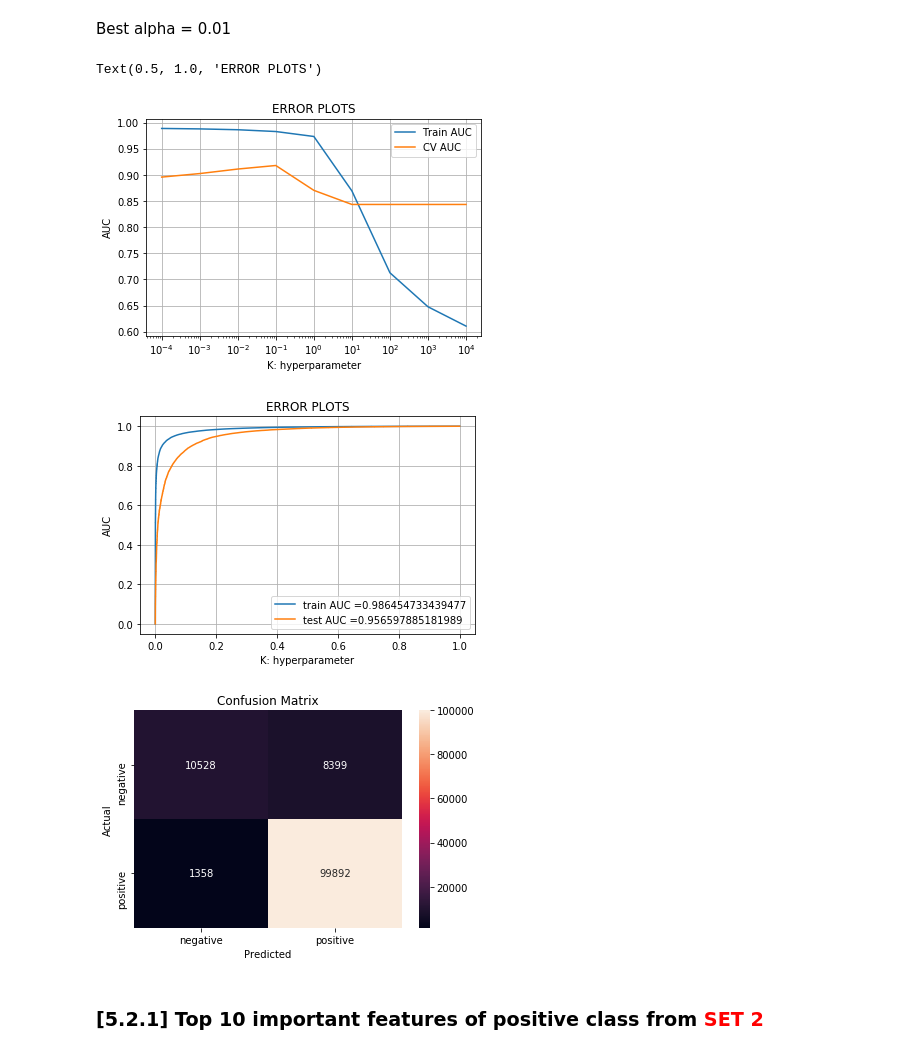
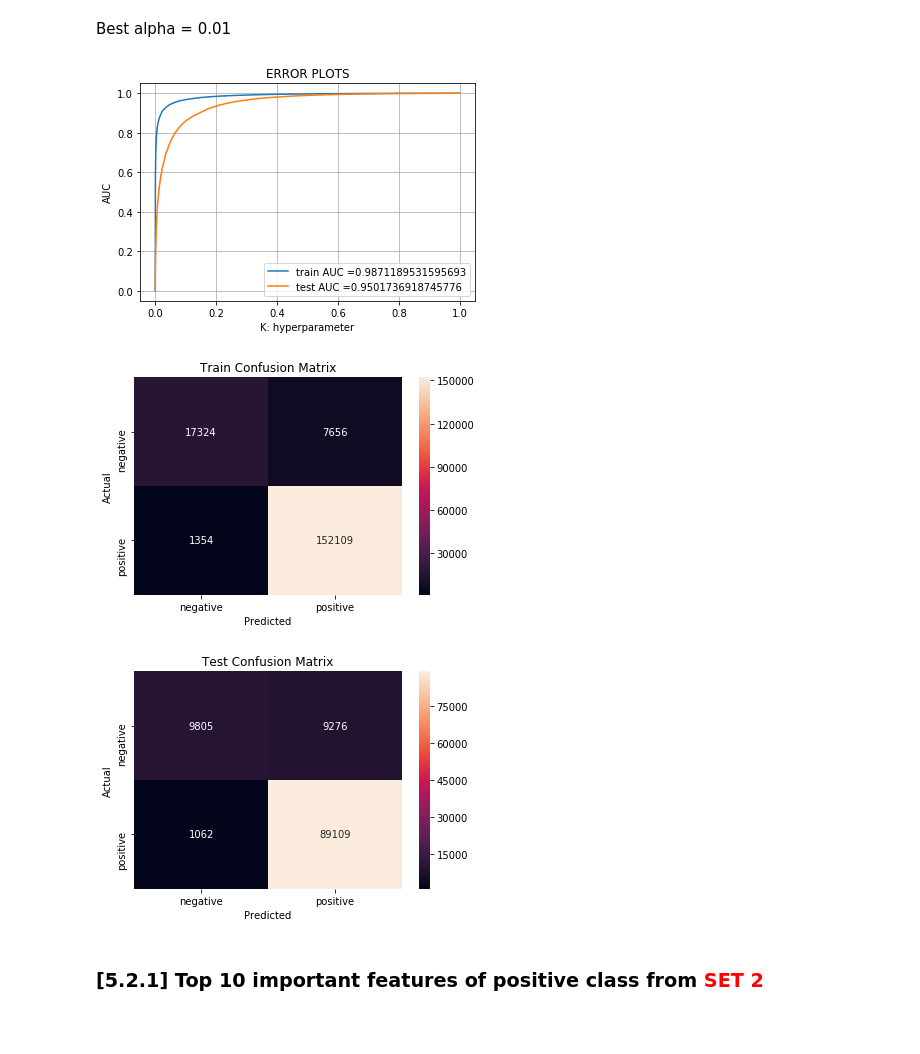
Before and after one commit to shobhitsundriyal/startml, a Jupyter notebook: 04_Amazon_Fine_Food_Reviews_Analysis_NaiveBayes.ipynb, the cells around one changed output. Cells and saved outputs as stored; diff of their text form; code cells hidden in the pictures; blank space fills up the shorter version.

```diff
--- a/04_Amazon_Fine_Food_Reviews_Analysis_NaiveBayes.ipynb
+++ b/04_Amazon_Fine_Food_Reviews_Analysis_NaiveBayes.ipynb
@@ -400,5 +433,5 @@ y = final['Score'].values
 # %%
 #spliting into train and test
-X_train, X_test, y_train, y_test = train_test_split(X, y, test_size=0.33)
+#X_train, X_test, y_train, y_test = train_test_split(X, y, test_size=0.33)
 # %%
 #BoW
@@ -674,19 +740,13 @@ print(x)
 # %%
 K = [10**x for x in range(-4,5)]
-cv_score = []
-train_score = []
+
 
 for i in K:
     m_NB = MultinomialNB(alpha= i, class_prior=None, fit_prior=True)
-    score = cross_val_score(m_NB, X_train_tf, y_train, cv=2, scoring="accuracy")
-    s = float(score.mean()*100)
-    cv_score.append(score.mean())
+    m_NB.fit(X_train_tf, y_train)
 
-    m_NB.fit(X_train_tf, y_train)
-    y_train_pred =  m_NB.predict_proba(X_train_tf)[:,1]
-    train_score.append(roc_auc_score(y_train,y_train_pred))
+    pred =  m_NB.predict(X_cv_tf)
 
-
-    #acc = accuracy_score(y_test, pred, normalize=True) * float(100)
-    print('\nCV Accuracy for alpha = %f is %f%%' % (i, s))
+    acc = accuracy_score(y_cv, pred, normalize=True) * float(100)
+    print('\nCV Accuracy for alpha = %f is %f%%' % (i, acc))
 # %% [output]
@@ -709,0 +770,15 @@ CV Accuracy for alpha = 10000.000000 is 84.350845%
+# %%
+K = [10**x for x in range(-4,5)]
+
+train_auc = []
+cv_auc = []
+
+for i in K:
+    m_NB = MultinomialNB(alpha= i, class_prior=None, fit_prior=True)
+    m_NB.fit(X_train_tf, y_train)
+
+    y_train_pred =  m_NB.predict_proba(X_train_tf)[:,1]
+    y_cv_pred =  m_NB.predict_proba(X_cv_tf)[:,1]
+
+    train_auc.append(roc_auc_score(y_train,y_train_pred))
+    cv_auc.append(roc_auc_score(y_cv, y_cv_pred))
@@ -710,46 +796,46 @@ CV Accuracy for alpha = 10000.000000 is 84.350845%
 # %% [markdown]
 Best alpha = 0.01
-# %%
-plt.semilogx(K, train_score, label='Train AUC')
-plt.semilogx(K, cv_score, label='CV AUC')
-plt.legend()
-plt.grid()
-plt.xlabel("K: hyperparameter")
-plt.ylabel("AUC")
-plt.title("ERROR PLOTS")
-# %% [output]
-Text(0.5, 1.0, 'ERROR PLOTS')
-[figure, removed]
 # %%
 optimal_alpha = 0.01
 m_NB = MultinomialNB(alpha= optimal_alpha, class_prior=None, fit_prior=True)
 m_NB.fit(X_train_tf, y_train)
 pred = m_NB.predict(X_test_tf)
 
 train_fpr, train_tpr, thresholds = roc_curve(y_train, m_NB.predict_proba(X_train_tf)[:,1])
 test_fpr, test_tpr, thresholds = roc_curve(y_test, m_NB.predict_proba(X_test_tf)[:,1])
 
 plt.plot(train_fpr, train_tpr, label="train AUC ="+str(auc(train_fpr, train_tpr)))
 plt.plot(test_fpr, test_tpr, label="test AUC ="+str(auc(test_fpr, test_tpr)))
 plt.legend()
 plt.grid()
 plt.xlabel("K: hyperparameter")
 plt.ylabel("AUC")
 plt.title("ERROR PLOTS")
 plt.show()
 
 class_label = ['negative', 'positive']
+conf_matrix = confusion_matrix(y_train, m_NB.predict(X_train_tf))
+conf_matrix_df = pd.DataFrame(
+    conf_matrix, index=class_label, columns=class_label)
+sb.heatmap(conf_matrix_df, annot=True, fmt='d')
+plt.title("Train Confusion Matrix")
+plt.xlabel("Predicted")
+plt.ylabel("Actual")
+plt.show()
+
+class_label = ['negative', 'positive']
 conf_matrix = confusion_matrix(y_test, pred)
 conf_matrix_df = pd.DataFrame(
     conf_matrix, index=class_label, columns=class_label)
 sb.heatmap(conf_matrix_df, annot=True, fmt='d')
-plt.title("Confusion Matrix")
+plt.title("Test Confusion Matrix")
 plt.xlabel("Predicted")
 plt.ylabel("Actual")
 plt.show()
 # %% [output]
-[figure, old version]
+[figure, new version]
-[figure, old version]
+[figure, new version]
+[figure, added]
 # %% [markdown]
 ### [5.2.1] Top 10 important features of positive class from<font color='red'> SET 2</font>
 # %%
```
Also changed, not shown: parts of 30 cells of this notebook.
